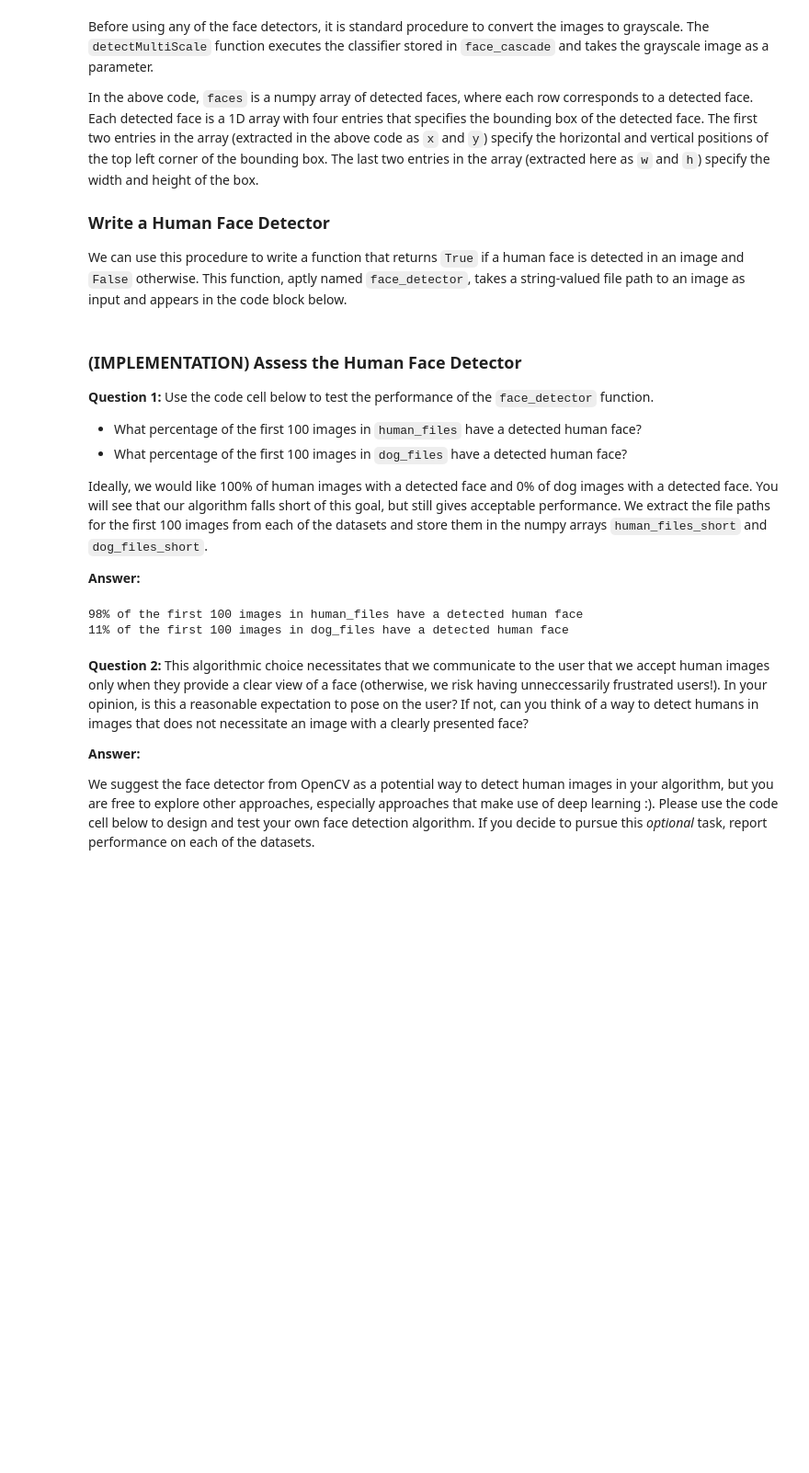
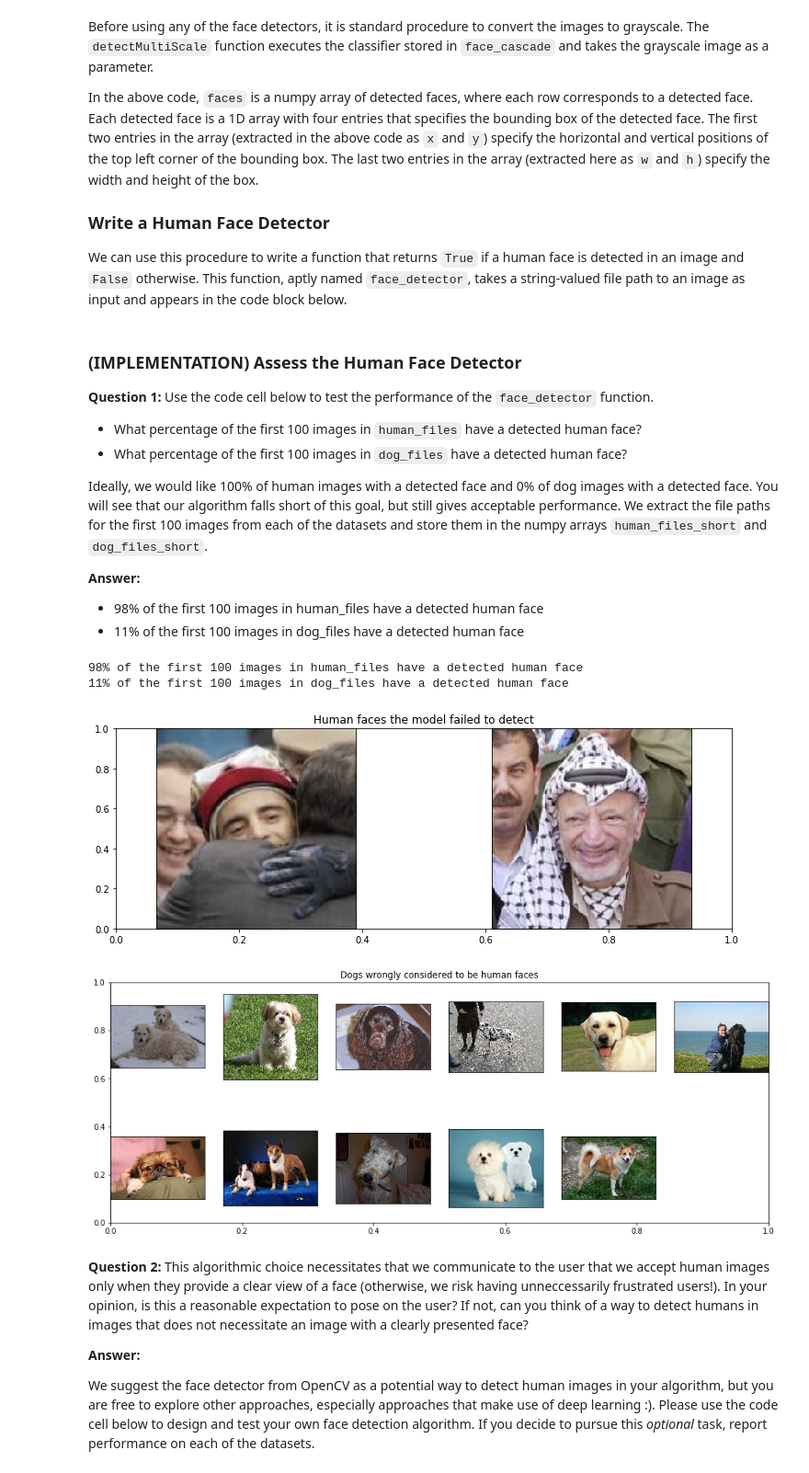
Before and after one commit to sandyleo26/dog-project, a Jupyter notebook: dog_app.ipynb, the cells around one changed output. Shown at 92% size. Saved outputs shown, nothing was run; the diff lists cells and outputs as text; code cells hidden in the pictures; blank space fills up the shorter version.

```diff
--- a/dog_app.ipynb
+++ b/dog_app.ipynb
@@ -180,6 +179,8 @@ __Question 1:__ Use the code cell below to test the performance of the `face_det
 Ideally, we would like 100% of human images with a detected face and 0% of dog images with a detected face.  You will see that our algorithm falls short of this goal, but still gives acceptable performance.  We extract the file paths for the first 100 images from each of the datasets and store them in the numpy arrays `human_files_short` and `dog_files_short`.
 
 __Answer:__
+- 98% of the first 100 images in human_files have a detected human face
+- 11% of the first 100 images in dog_files have a detected human face
 # %%
 human_files_short = human_files[:100]
 dog_files_short = train_files[:100]
@@ -204,21 +205,24 @@ print('{}% of the first 100 images in dog_files have a detected human face'.form
 98% of the first 100 images in human_files have a detected human face
 11% of the first 100 images in dog_files have a detected human face
 # %%
-fig = plt.figure(figsize=(20, 10))
-fig.title('Human faces the model failed to detect')
+fig = plt.figure(figsize=(12, 4))
+plt.title('Human faces the model failed to detect')
 for i in range(2):
     ax = fig.add_subplot(1, 2, i + 1, xticks=[], yticks=[])
     img = mpimg.imread(face_detector_human_files_other[i])
     ax.imshow(img)
 plt.show()
 
-fig = plt.figure(figsize=(20,10))
-fig.title('Dogs wrongly considered to be human faces')
+fig = plt.figure(figsize=(16,6))
+plt.title('Dogs wrongly considered to be human faces')
 for i in range(11):
     ax = fig.add_subplot(2, 6, i+1, xticks=[], yticks=[])
     img = mpimg.imread(face_detector_dog_files_human[i])
     ax.imshow(img)
 plt.show()
+# %% [output]
+[figure, added]
+[figure, added]
 # %% [markdown]
 __Question 2:__ This algorithmic choice necessitates that we communicate to the user that we accept human images only when they provide a clear view of a face (otherwise, we risk having unneccessarily frustrated users!). In your opinion, is this a reasonable expectation to pose on the user? If not, can you think of a way to detect humans in images that does not necessitate an image with a clearly presented face?
 
```
Also changed, not shown: parts of 24 cells of this notebook.
